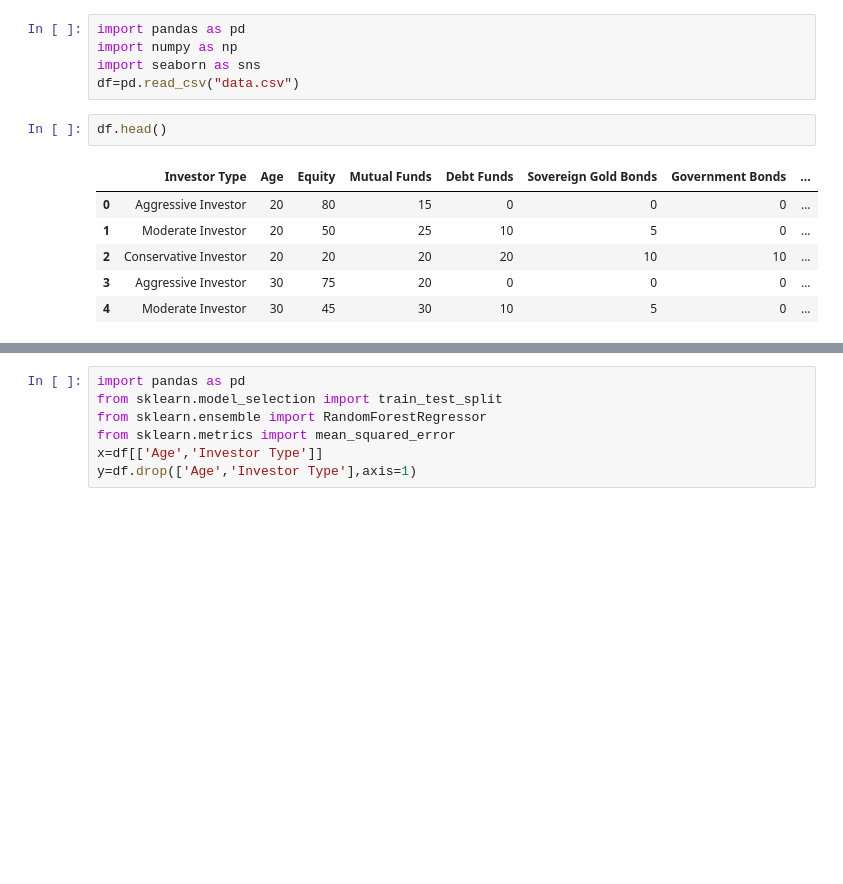
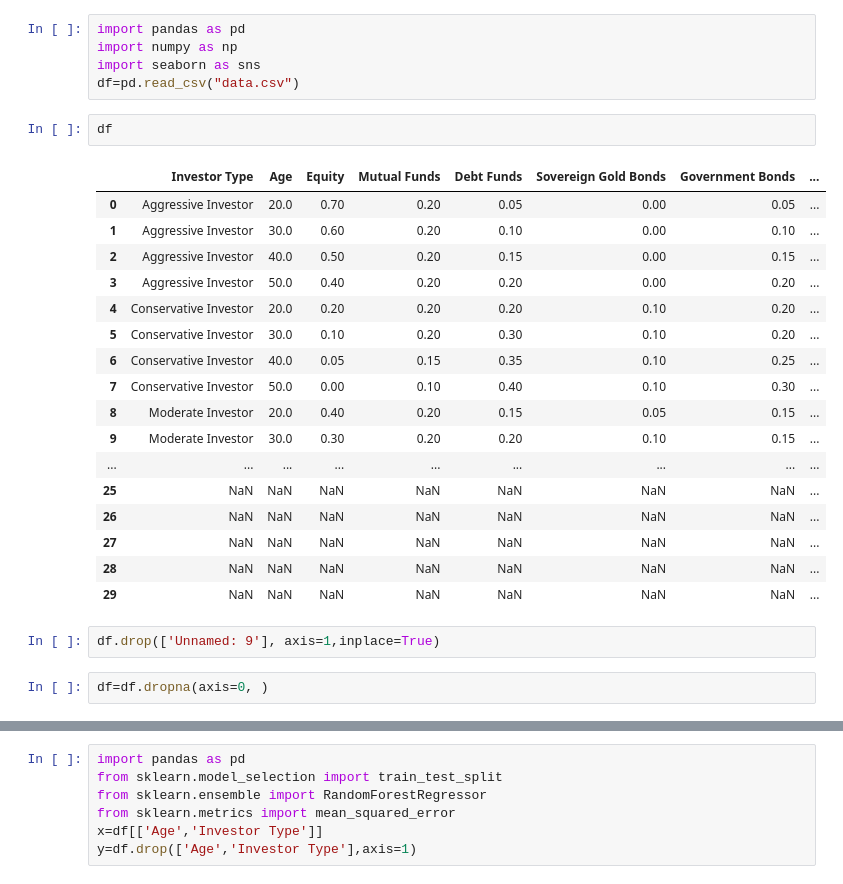
Before and after one commit to akshaykumarbedre/Financial-Analysis-Web-Application-, a Jupyter notebook: jupternode.ipynb, the cells around one changed output, grey strips where cells are left out. Cells and saved outputs as stored; diff of their text form; blank space fills up the shorter version.

```diff
--- a/jupternode.ipynb
+++ b/jupternode.ipynb
@@ -4,14 +4,29 @@ import numpy as np
 import seaborn as sns
 df=pd.read_csv("data.csv")
 # %%
-df.head()
+df
 # %% [output]
 |  | Investor Type | Age | Equity | Mutual Funds | Debt Funds | Sovereign Gold Bonds | Government Bonds | ... |
-| 0 | Aggressive Investor | 20 | 80 | 15 | 0 | 0 | 0 | ... |
-| 1 | Moderate Investor | 20 | 50 | 25 | 10 | 5 | 0 | ... |
-| 2 | Conservative Investor | 20 | 20 | 20 | 20 | 10 | 10 | ... |
-| 3 | Aggressive Investor | 30 | 75 | 20 | 0 | 0 | 0 | ... |
-| 4 | Moderate Investor | 30 | 45 | 30 | 10 | 5 | 0 | ... |
+| 0 | Aggressive Investor | 20.0 | 0.70 | 0.20 | 0.05 | 0.00 | 0.05 | ... |
+| 1 | Aggressive Investor | 30.0 | 0.60 | 0.20 | 0.10 | 0.00 | 0.10 | ... |
+| 2 | Aggressive Investor | 40.0 | 0.50 | 0.20 | 0.15 | 0.00 | 0.15 | ... |
+| 3 | Aggressive Investor | 50.0 | 0.40 | 0.20 | 0.20 | 0.00 | 0.20 | ... |
+| 4 | Conservative Investor | 20.0 | 0.20 | 0.20 | 0.20 | 0.10 | 0.20 | ... |
+| 5 | Conservative Investor | 30.0 | 0.10 | 0.20 | 0.30 | 0.10 | 0.20 | ... |
+| 6 | Conservative Investor | 40.0 | 0.05 | 0.15 | 0.35 | 0.10 | 0.25 | ... |
+| 7 | Conservative Investor | 50.0 | 0.00 | 0.10 | 0.40 | 0.10 | 0.30 | ... |
+| 8 | Moderate Investor | 20.0 | 0.40 | 0.20 | 0.15 | 0.05 | 0.15 | ... |
+| 9 | Moderate Investor | 30.0 | 0.30 | 0.20 | 0.20 | 0.10 | 0.15 | ... |
+| ... | ... | ... | ... | ... | ... | ... | ... | ... |
+| 25 | NaN | NaN | NaN | NaN | NaN | NaN | NaN | ... |
+| 26 | NaN | NaN | NaN | NaN | NaN | NaN | NaN | ... |
+| 27 | NaN | NaN | NaN | NaN | NaN | NaN | NaN | ... |
+| 28 | NaN | NaN | NaN | NaN | NaN | NaN | NaN | ... |
+| 29 | NaN | NaN | NaN | NaN | NaN | NaN | NaN | ... |
+# %%
+df.drop(['Unnamed: 9'], axis=1,inplace=True)
+# %%
+df=df.dropna(axis=0, )
 # %%
 df['Investor Type'].unique()
 # %% [output]
```
Also changed, not shown: parts of 10 cells of this notebook, 10 other files.
